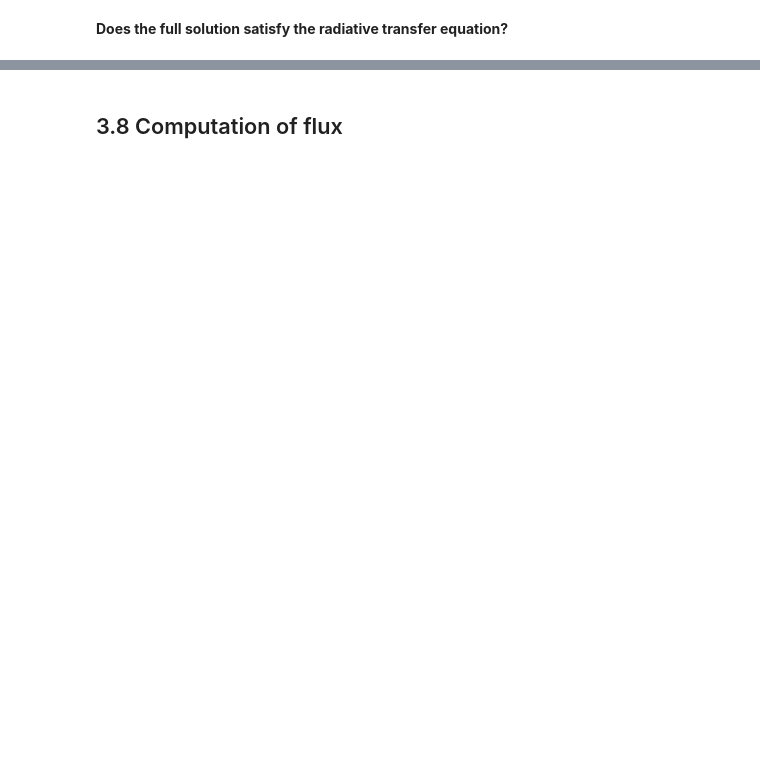
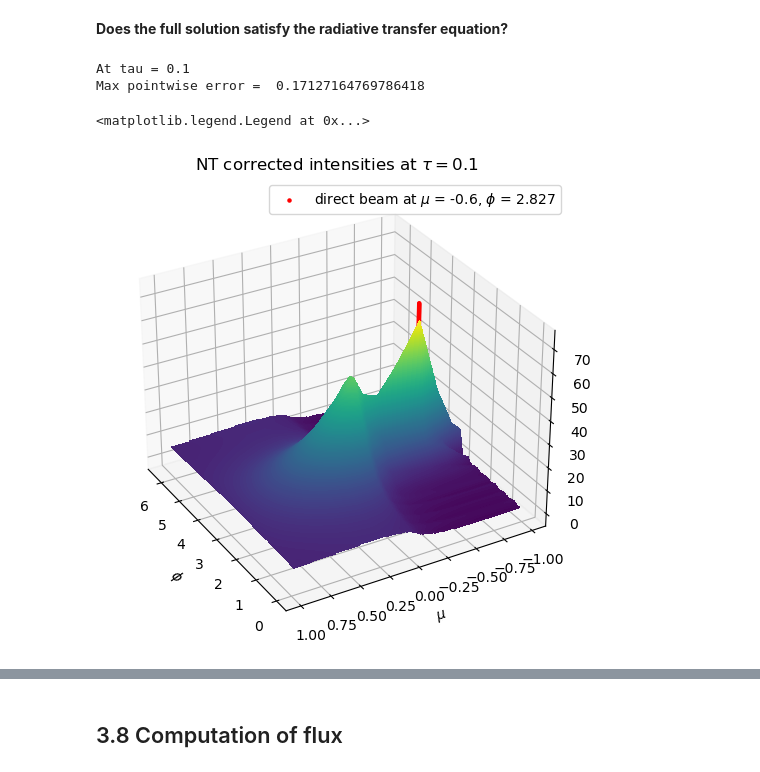
Before and after one commit to LDEO-CREW/Pythonic-DISORT, a Jupyter notebook: docs/Pythonic-DISORT.ipynb, the cells around one changed output, grey strips where cells are left out. Saved outputs shown, nothing was run; the diff lists cells and outputs as text; code cells hidden in the pictures; blank space fills up the shorter version.

```diff
--- a/docs/Pythonic-DISORT.ipynb
+++ b/docs/Pythonic-DISORT.ipynb
@@ -1792,3 +1765,6 @@ plt.legend()
+# %%
+# Plots will be created for only this value of tau
+tau_pt = float(1e-1)  # Must be a float for auto-differentiation to work
 # %%
 LHS_NT = (
     mu_arr_RO[:, None]
@@ -1813,5 +1789,35 @@ error_NT = np.abs(RHS_NT - LHS_NT)
 # %%
 print("At tau = " + str(tau_pt))
 print("Max pointwise error = ", np.max(error_NT))
-print("Max pointwise error ratio =", np.max(error_NT / np.abs(LHS_NT)))
+# %% [output]
+At tau = 0.1
+Max pointwise error =  0.17127164769786418
+# %%
+#%matplotlib ipympl
+
+plot = u_NT(tau_pt, phi_arr)[reorder_mu]
+
+fig = plt.figure(figsize=(9, 6))
+ax = plt.axes(projection="3d")
+ax.contourf(MU_ARR, PHI_ARR, plot, 200)
+ax.scatter(
+    phi0,
+    -mu0,
+    np.linspace(0, np.max(plot) * 1.1, 200),
+    marker=".",
+    color="red",
+    label="direct beam at $\mu$ = "
+    + str(-mu0)
+    + ", $\phi$ = "
+    + str(np.around(phi0, 3)),
+)
+ax.set_xlabel(r"$\phi$")
+ax.set_ylabel(r"$\mu$")
+ax.set_zlabel("Intensity")
+ax.view_init(30, 150)
+plt.title(r"NT corrected intensities at $\tau =$" + str(tau_pt))
+plt.legend()
+# %% [output]
+<matplotlib.legend.Legend at 0x...>
+[figure, added]
 # %%
```
Also changed, not shown: parts of 221 cells of this notebook, 17 other files.
